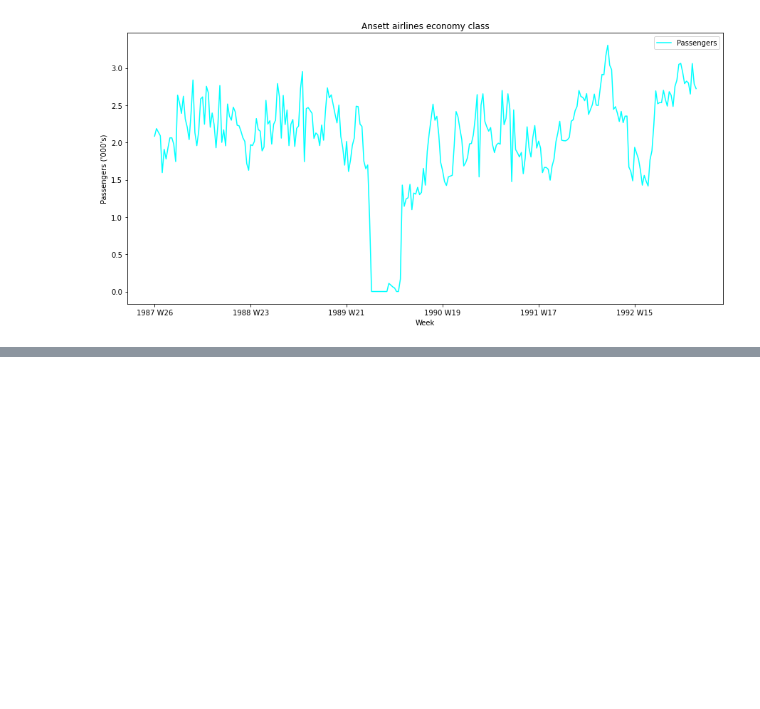
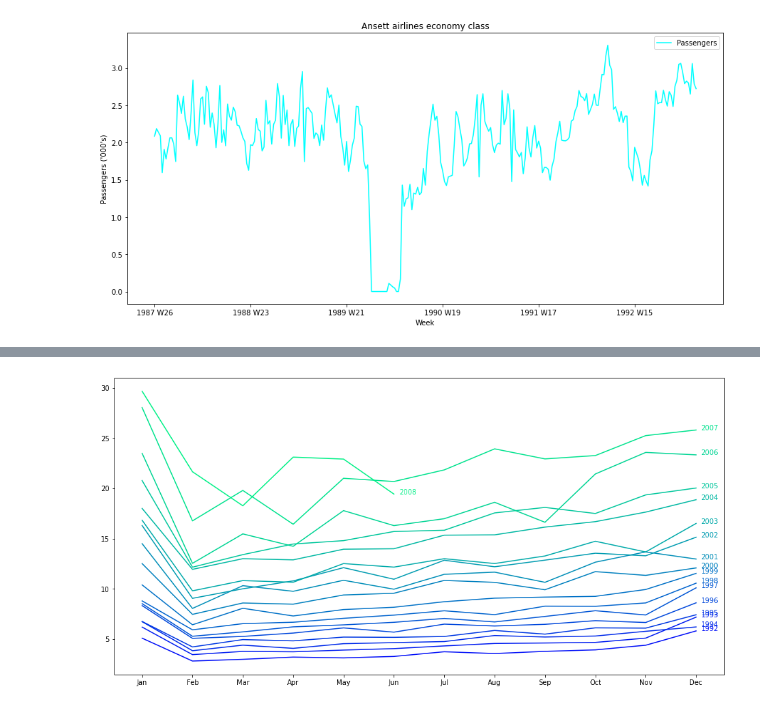
Before and after one commit to marknhenry/forecasting, a Jupyter notebook: exploration/py/01 - Data Viz.ipynb, the cells around one changed output, grey strips where cells are left out. Drawn from its saved outputs; the diff is of its cells as text; code cells hidden in the pictures; blank space fills up the shorter version.

```diff
--- a/exploration/py/01 - Data Viz.ipynb
+++ b/exploration/py/01 - Data Viz.ipynb
@@ -89,0 +107,23 @@ array(['Jul', 'Aug', 'Sep', 'Oct', 'Nov', 'Dec', 'Jan', 'Feb', 'Mar',
+# %%
+df = a10.copy()
+df.reset_index(inplace=True)
+df['Year'] = [d.year for d in df.Date]
+df['month'] = [d.strftime('%b') for d in df.Date]
+years = df['Year'].unique()
+years_count = len(years)
+
+cmap = mpl.cm.winter
+norm = mpl.colors.Normalize(vmin=0, vmax=years_count)
+
+fig, ax = plt.subplots(figsize=(16, 8))
+
+for i in range(1, years_count):
+    the_year = years[i]
+    to_plot = df.query('Year == @the_year').filter(['month','Cost'])
+    ax.plot(to_plot['month'], to_plot['Cost'], color=cmap(norm(i)))
+
+    ax.text(df.loc[df.Year==years[i], :].shape[0]-.9,
+        df.loc[df.Year==years[i], 'Cost'][-1:].values[0],
+        years[i], color=cmap(norm(i)))
+# %% [output]
+[figure, added]
```
Also changed, not shown: parts of 12 cells of this notebook.
